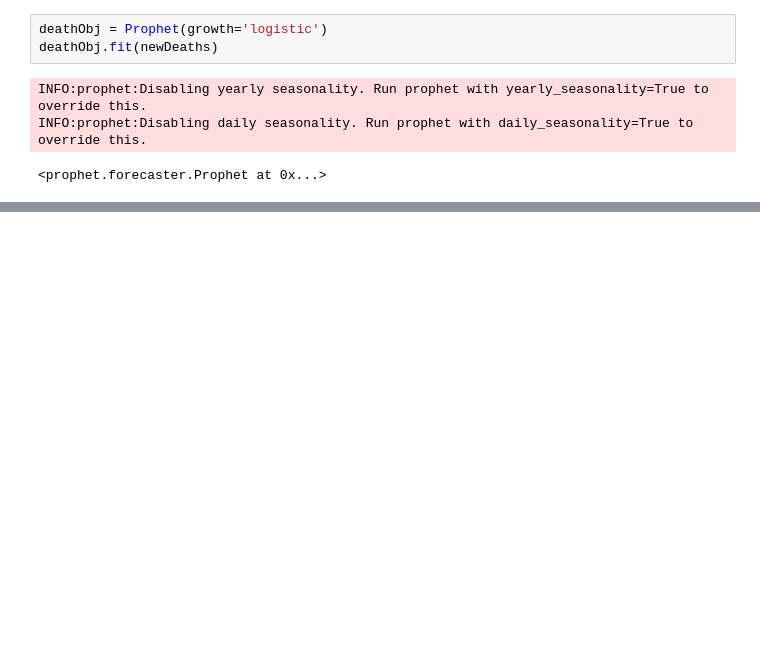
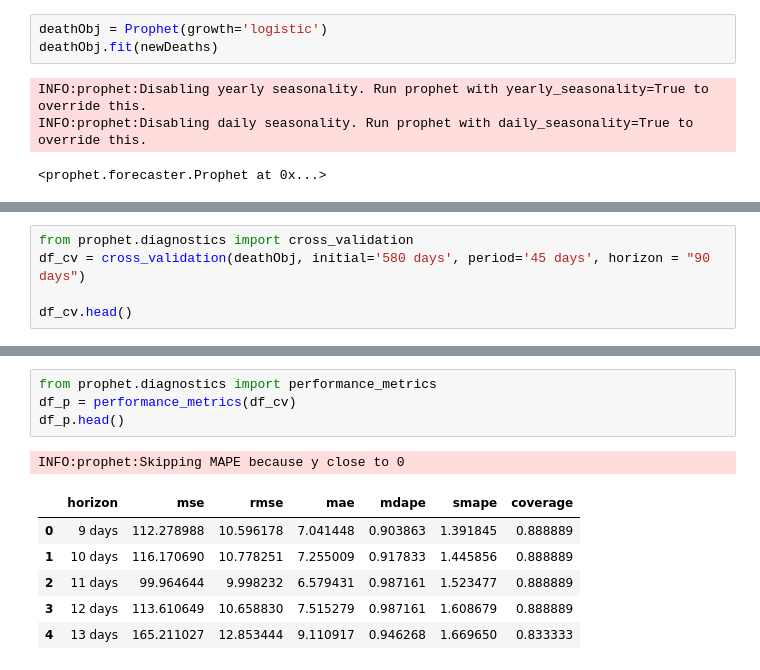
Before and after one commit to Bensylent/ZWE_Covid_TSA, a Jupyter notebook: ZWE_Cases_forecast.ipynb, the cells around one changed output, grey strips where cells are left out. Cells and saved outputs as stored; diff of their text form; blank space fills up the shorter version.

```diff
--- a/ZWE_Cases_forecast.ipynb
+++ b/ZWE_Cases_forecast.ipynb
@@ -954,0 +992,5 @@ resultDeaths[['ds', 'yhat', 'yhat_lower', 'yhat_upper']]
+# %%
+from prophet.diagnostics import cross_validation
+df_cv = cross_validation(deathObj, initial='580 days', period='45 days', horizon = "90 days")
+
+df_cv.head()
@@ -954,0 +1005,12 @@ resultDeaths[['ds', 'yhat', 'yhat_lower', 'yhat_upper']]
+# %%
+from prophet.diagnostics import performance_metrics
+df_p = performance_metrics(df_cv)
+df_p.head()
+# %% [output]
+INFO:prophet:Skipping MAPE because y close to 0
+|  | horizon | mse | rmse | mae | mdape | smape | coverage |
+| 0 | 9 days | 112.278988 | 10.596178 | 7.041448 | 0.903863 | 1.391845 | 0.888889 |
+| 1 | 10 days | 116.170690 | 10.778251 | 7.255009 | 0.917833 | 1.445856 | 0.888889 |
+| 2 | 11 days | 99.964644 | 9.998232 | 6.579431 | 0.987161 | 1.523477 | 0.888889 |
+| 3 | 12 days | 113.610649 | 10.658830 | 7.515279 | 0.987161 | 1.608679 | 0.888889 |
+| 4 | 13 days | 165.211027 | 12.853444 | 9.110917 | 0.946268 | 1.669650 | 0.833333 |
```
Also changed, not shown: parts of 10 cells of this notebook.
